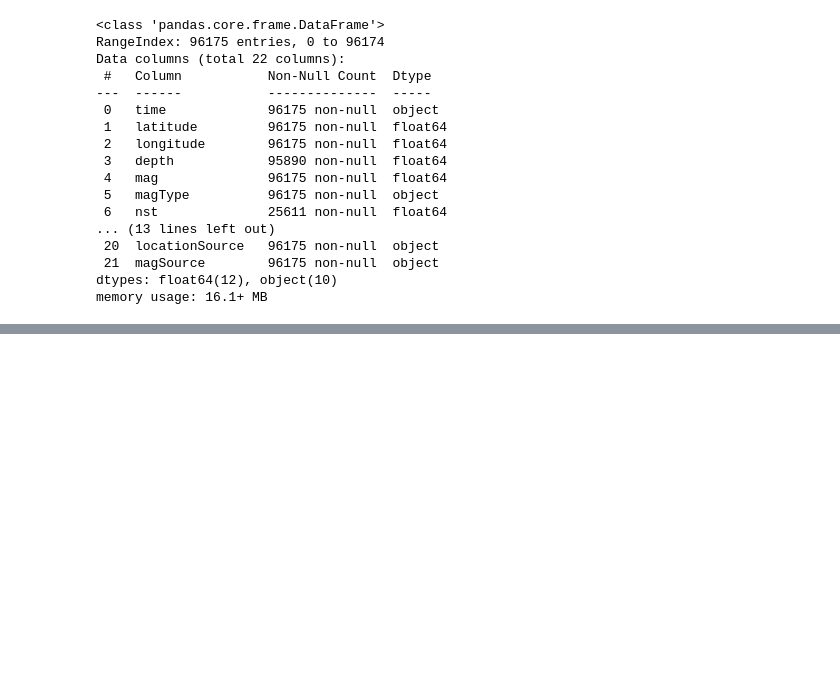
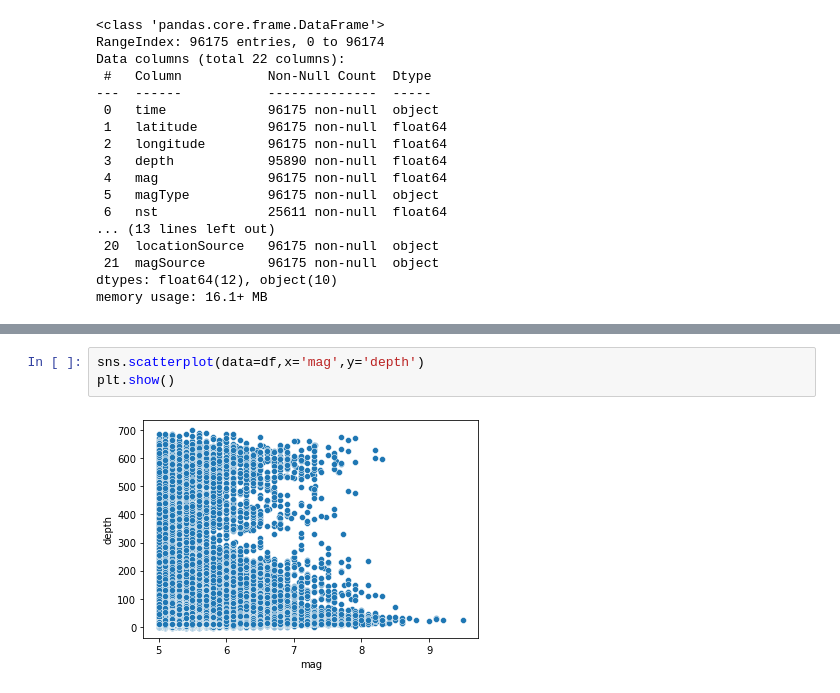
Before and after one commit to isoori/Significant-Earthquakes, a Jupyter notebook: Untitled.ipynb, the cells around one changed output, grey strips where cells are left out. Drawn from its saved outputs; the diff is of its cells as text; blank space fills up the shorter version.

```diff
--- a/Untitled.ipynb
+++ b/Untitled.ipynb
@@ -39,0 +111,5 @@ memory usage: 16.1+ MB
+# %%
+sns.scatterplot(data=df,x='mag',y='depth')
+plt.show()
+# %% [output]
+[figure, added]
```
Also changed, not shown: parts of 12 cells of this notebook.
